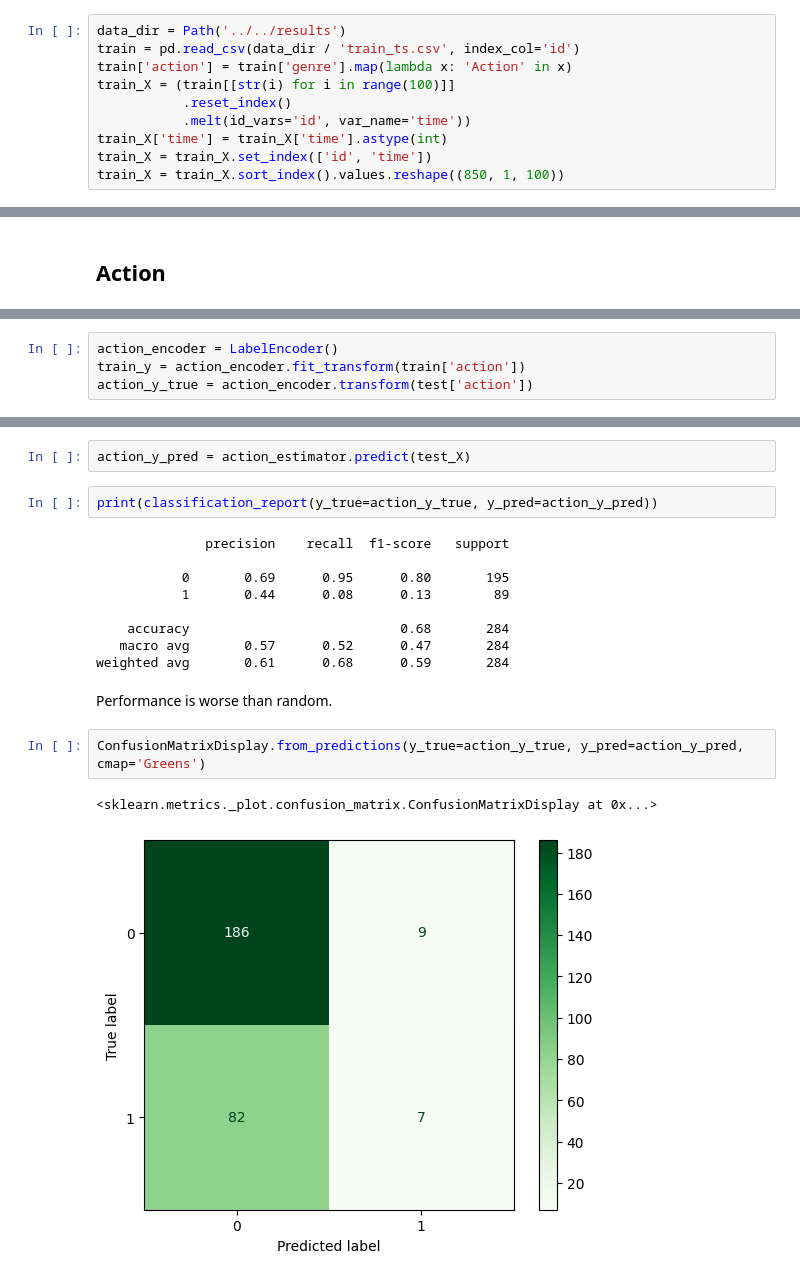
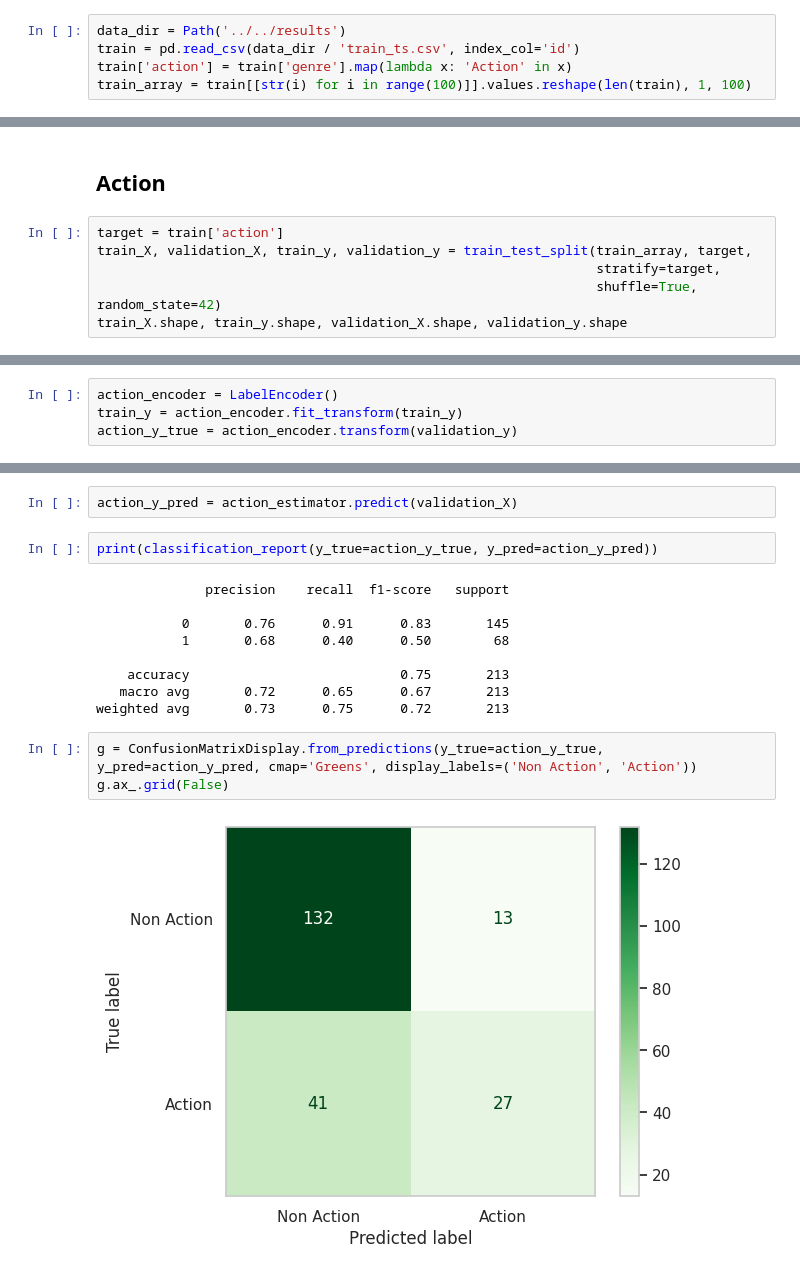
Before and after one commit to g-fabiani4-unipi/dm2_project, a Jupyter notebook: src/time_series/proximity_forest.ipynb, the cells around one changed output, grey strips where cells are left out. Saved outputs shown, nothing was run; the diff lists cells and outputs as text.

Commit message:
Correct instance-label association also for proximity forest

```diff
--- a/src/time_series/proximity_forest.ipynb
+++ b/src/time_series/proximity_forest.ipynb
@@ -14,9 +17,4 @@ from sklearn.metrics import classification_report, ConfusionMatrixDisplay, f1_sc
 data_dir = Path('../../results')
 train = pd.read_csv(data_dir / 'train_ts.csv', index_col='id')
 train['action'] = train['genre'].map(lambda x: 'Action' in x)
-train_X = (train[[str(i) for i in range(100)]]
-           .reset_index()
-           .melt(id_vars='id', var_name='time'))
-train_X['time'] = train_X['time'].astype(int)
-train_X = train_X.set_index(['id', 'time'])
-train_X = train_X.sort_index().values.reshape((850, 1, 100))
+train_array = train[[str(i) for i in range(100)]].values.reshape(len(train), 1, 100)
@@ -116,2 +111,8 @@ F1 score: 1.0
 # %% [markdown]
 ## Action
+# %%
+target = train['action']
+train_X, validation_X, train_y, validation_y = train_test_split(train_array, target,
+                                                                stratify=target,
+                                                                shuffle=True, random_state=42)
+train_X.shape, train_y.shape, validation_X.shape, validation_y.shape
@@ -118,7 +121,7 @@ F1 score: 1.0
 # %%
 action_encoder = LabelEncoder()
-train_y = action_encoder.fit_transform(train['action'])
-action_y_true = action_encoder.transform(test['action'])
+train_y = action_encoder.fit_transform(train_y)
+action_y_true = action_encoder.transform(validation_y)
 # %%
 %%time
 action_estimator = Pipeline([
@@ -133,25 +136,23 @@ Wall time: 32min 15s
 Pipeline(steps=[('scaler', Normalizer()),
                 ('clf', ProximityForest(n_jobs=-1, random_state=42))])
 # %%
-action_y_pred = action_estimator.predict(test_X)
+action_y_pred = action_estimator.predict(validation_X)
 # %%
 print(classification_report(y_true=action_y_true, y_pred=action_y_pred))
 # %% [output]
               precision    recall  f1-score   support
 
-           0       0.69      0.95      0.80       195
-           1       0.44      0.08      0.13        89
+           0       0.76      0.91      0.83       145
+           1       0.68      0.40      0.50        68
 
-    accuracy                           0.68       284
-   macro avg       0.57      0.52      0.47       284
-weighted avg       0.61      0.68      0.59       284
+    accuracy                           0.75       213
+   macro avg       0.72      0.65      0.67       213
+weighted avg       0.73      0.75      0.72       213
-# %% [markdown]
-Performance is worse than random.
 # %%
-ConfusionMatrixDisplay.from_predictions(y_true=action_y_true, y_pred=action_y_pred, cmap='Greens')
+g = ConfusionMatrixDisplay.from_predictions(y_true=action_y_true, y_pred=action_y_pred, cmap='Greens', display_labels=('Non Action', 'Action'))
+g.ax_.grid(False)
 # %% [output]
-<sklearn.metrics._plot.confusion_matrix.ConfusionMatrixDisplay at 0x...>
-[figure, old version]
+[figure, new version]
 # %%
 train_predict = action_estimator.predict(train_X)
 print("Performance on the training set")
```
Also changed, not shown: parts of 22 cells of this notebook.
